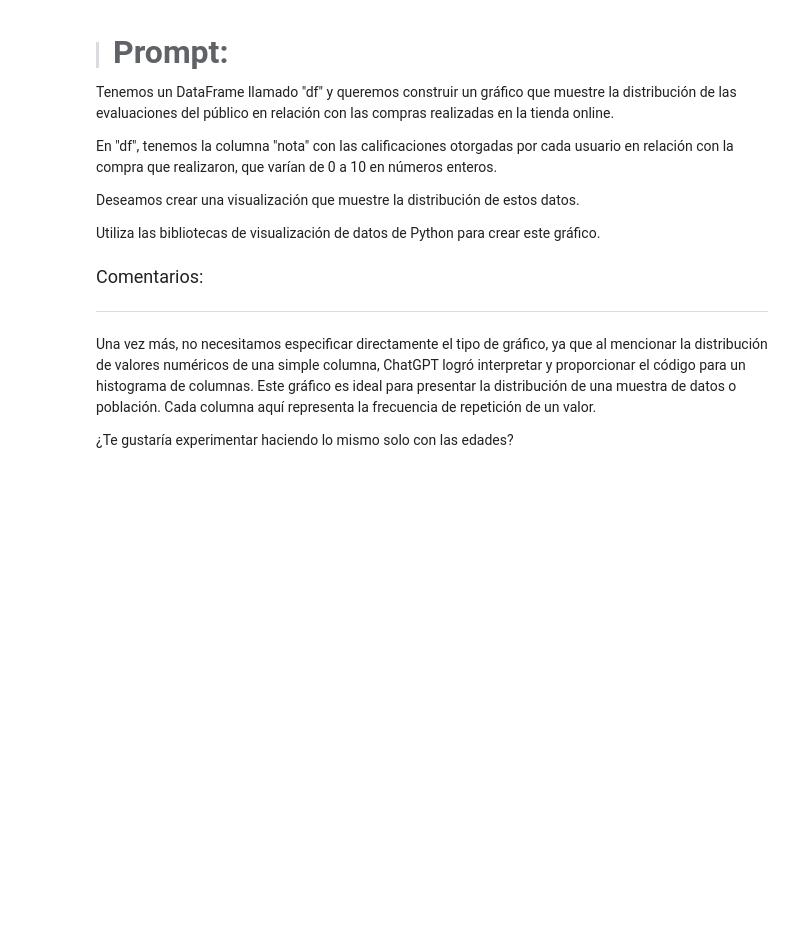
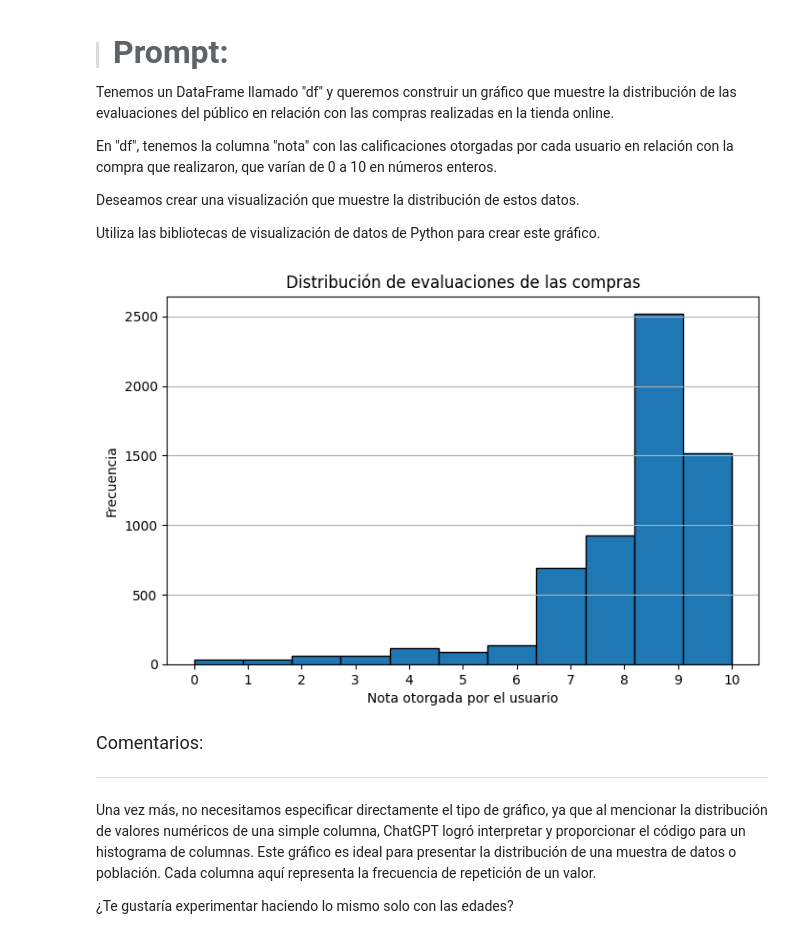
Before and after one commit to DaniGa-Mo/IA_Ciencia_de_Datos, a Jupyter notebook: IA_aplicada_a_ciencia_de_datos.ipynb, the cells around one changed output. Drawn from its saved outputs; the diff is of its cells as text; code cells hidden in the pictures; blank space fills up the shorter version.

```diff
--- a/IA_aplicada_a_ciencia_de_datos.ipynb
+++ b/IA_aplicada_a_ciencia_de_datos.ipynb
@@ -931,6 +977,37 @@ En "df", tenemos la columna "nota" con las calificaciones otorgadas por cada usu
 Deseamos crear una visualización que muestre la distribución de estos datos.
 
 Utiliza las bibliotecas de visualización de datos de Python para crear este gráfico.
+# %%
+import matplotlib.pyplot as plt  # Importa la librería matplotlib para crear gráficos
+
+plt.figure(figsize=(8, 5))  # Crea una figura y define su tamaño (ancho, alto)
+
+plt.hist(
+    df_completo['nota'],              # Columna del DataFrame que contiene las evaluaciones
+    bins=11,                 # Número de barras: una para cada valor entero entre 0 y 10
+    edgecolor='black',       # Color del borde de cada barra para mejorar la legibilidad
+    color='#1f77b4'          # Color azul en hexadecimal para las barras
+)
+
+plt.title('Distribución de evaluaciones de las compras')
+# Define el título principal del gráfico
+
+plt.xlabel('Nota otorgada por el usuario')
+# Etiqueta del eje X, indicando el significado de las notas
+
+plt.ylabel('Frecuencia')
+# Etiqueta del eje Y, indicando cuántas veces aparece cada nota
+
+plt.xticks(range(0, 11))
+# Define explícitamente las marcas del eje X desde 0 hasta 10
+
+plt.grid(axis='y')
+# Agrega una grilla horizontal para facilitar la lectura de frecuencias
+
+plt.show()
+# Muestra el gráfico final en pantalla
+# %% [output]
+[figure, added]
 # %% [markdown]
 <font color="7b71ff" size=4> Comentarios: </font>
 
```
Also changed, not shown: parts of 5 cells of this notebook.
